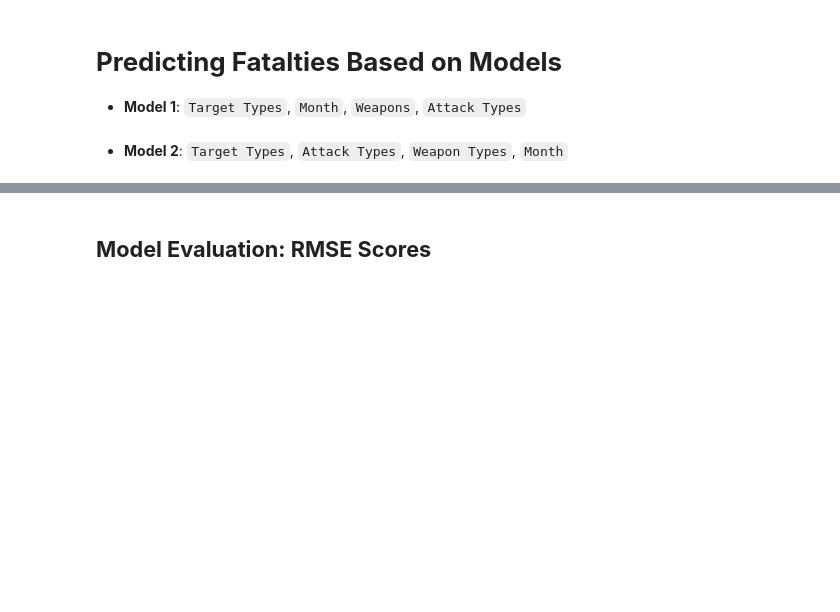
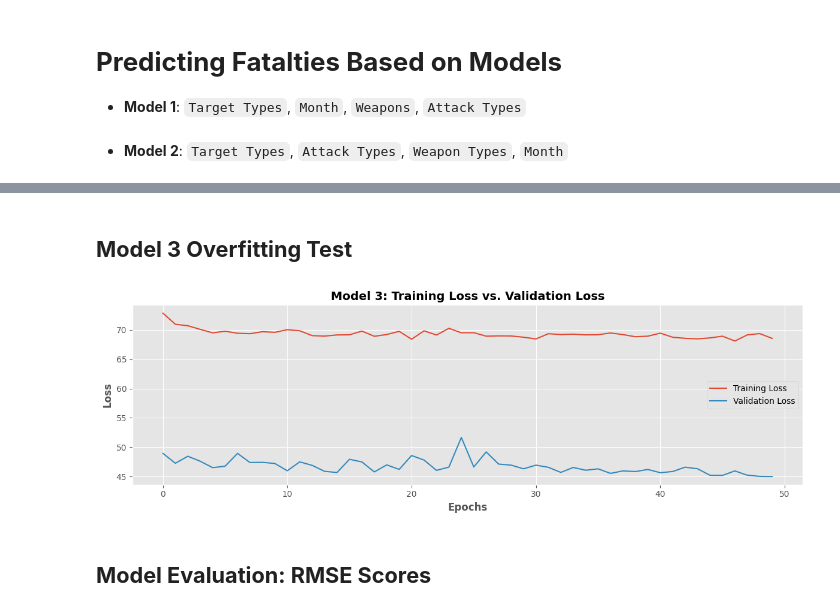
Before and after one commit to OdinProjectI/ODIN, a Jupyter notebook: WarInAfghanistan2001_2006.ipynb, the cells around one changed output, grey strips where cells are left out. Cells and saved outputs as stored; diff of their text form; code cells hidden in the pictures; blank space fills up the shorter version.

```diff
--- a/WarInAfghanistan2001_2006.ipynb
+++ b/WarInAfghanistan2001_2006.ipynb
@@ -953,3 +989,15 @@ X2_train,X2_test,y2_train,y2_test = train_test_split(afghan_df[feature_columns],
+# %% [markdown]
+## **Model 3 Overfitting Test**
+# %%
+fig = plt.figure(figsize=(12,4))
+ax = fig.add_subplot()
+pd.DataFrame( {'Training Loss': history.history.get('loss'), 'Validation Loss': history.history.get('val_loss') }).plot(ax=ax)
+ax.set_title("Model 3: Training Loss vs. Validation Loss", fontweight='bold', fontsize=14)
+ax.set_xlabel("Epochs", fontweight='bold')
+ax.set_ylabel("Loss" , fontweight='bold')
+plt.tight_layout()
+# %% [output]
+[figure, added]
 # %% [markdown]
 ## **Model Evaluation: RMSE Scores**
 # %%
```
Also changed, not shown: parts of 5 cells of this notebook.
